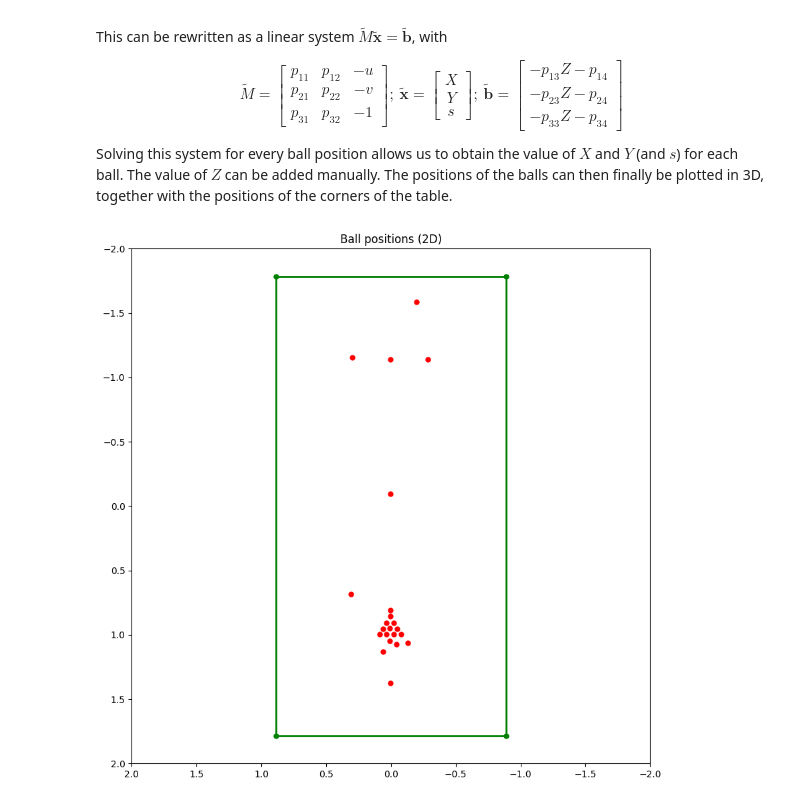
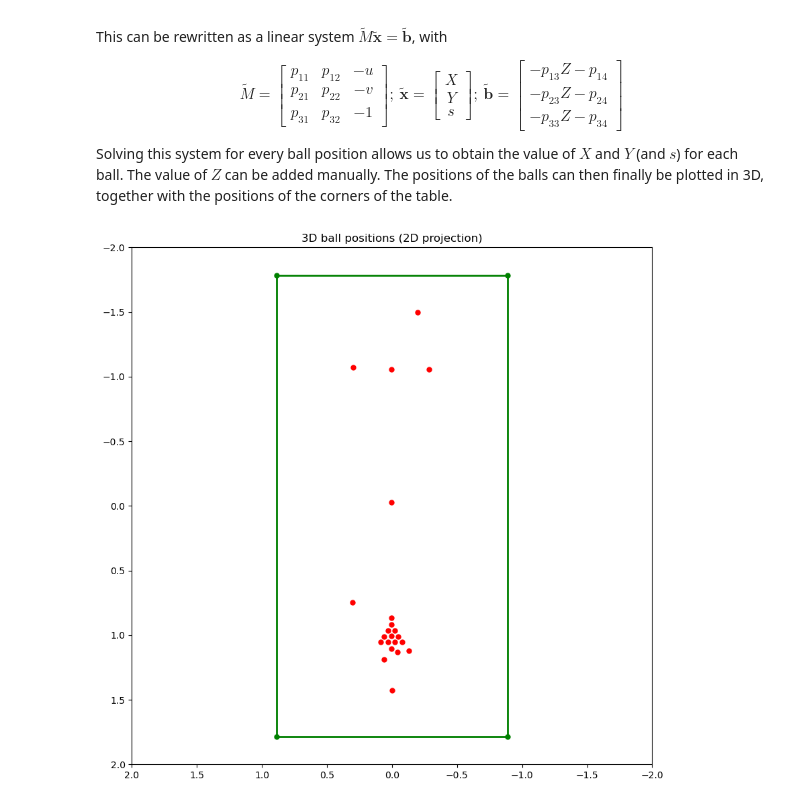
Before and after one commit to SamuelCorecco/Computer_Vision_Project, a Jupyter notebook: Task2.ipynb, the cells around one changed output. Cells and saved outputs as stored; diff of their text form; code cells hidden in the pictures.

```diff
--- a/Task2.ipynb
+++ b/Task2.ipynb
@@ -967,12 +960,16 @@ Camera Position: [ 4.90218213e-04 -5.91468648e+00  2.22740298e+00]
 # Filter for white pixels
 We're now interested in finding the ball positions on the image. In order to do so, a black and white mapping is performed on the image based on the grayscale intensity of each pixel (i.e. the average of color intensities at each pixel). Then, by using the points found in the area calculation, all pixels outside the table area are set to 0. This leaves one stray white pixel in the top left corner of the table, which is set to 0 manually. After that, all clusters of white pixels correspond to a ball or to the white highlight on top of one.
 # %%
-image_grayscale = np.average(image, axis=2)
-image_grayscale = np.where(image_grayscale > 170, 255, 0)
-temp = np.zeros(image_grayscale.shape)
-cv2.fillPoly(temp, np.array([new_angle_pts], dtype=np.int32), 1)
-image_grayscale = np.where(temp > 0, image_grayscale, 0)
-image_grayscale[56,376] = 0
+def filter_image_white(image):
+    image_grayscale = np.average(image, axis=2)
+    image_grayscale = np.where(image_grayscale > 170, 255, 0)
+    temp = np.zeros(image_grayscale.shape)
+    cv2.fillPoly(temp, np.array([new_angle_pts], dtype=np.int32), 1)
+    image_grayscale = np.where(temp > 0, image_grayscale, 0)
+    image_grayscale[56,376] = 0
+    return image_grayscale
+
+image_grayscale = filter_image_white(image)
 plt.imshow(image_grayscale, cmap='gray')
 plt.title('Filtered image')
 plt.show()
@@ -1092,48 +1092,49 @@ s
 
 Solving this system for every ball position allows us to obtain the value of $X$ and $Y$ (and $s$) for each ball. The value of $Z$ can be added manually. The positions of the balls can then finally be plotted in 3D, together with the positions of the corners of the table.
 # %%
-Z_COORD = BALL_RADIUS
+def find_3D_balls(centroids, M_camera, Z_COORD):
+    split = np.split(M_camera, 2, axis=1)
+    MAT = split[0]
+    arr = split[1]
+    arr[:,0] = Z_COORD*arr[:,0]
+    arr = np.sum(arr, axis=1)
+    MAT = np.concatenate((MAT, np.array([[-1],[-1],[-1]])), axis=1)
+    centroids_3D = np.zeros((len(centroids),3))
+    for i, ball in enumerate(centroids):
+        ball = np.concatenate((ball, np.array([1])))
+        MAT[:,2] = ball*MAT[:,2]
+        coord = np.linalg.solve(MAT, arr)
+        coord[2] = Z_COORD
+        centroids_3D[i] = coord
+        MAT[:,2] = np.array([-1,-1,-1])
+    return centroids_3D
 
-split = np.split(M_camera, 2, axis=1)
-MAT = split[0]
-arr = split[1]
-arr[:,0] = Z_COORD*arr[:,0]
-arr = np.sum(arr, axis=1)
-MAT = np.concatenate((MAT, np.array([[-1],[-1],[-1]])), axis=1)
-centroids_3D = np.zeros((len(centroids),3))
-for i, ball in enumerate(centroids):
-    ball = np.concatenate((ball, np.array([1])))
-    MAT[:,2] = ball*MAT[:,2]
-    coord = np.linalg.solve(MAT, arr)
-    coord[2] = Z_COORD
-    centroids_3D[i] = coord
-    MAT[:,2] = np.array([-1,-1,-1])
+def plot_3D_balls(centroids_3D):
+    A_2 = (0,3.569,0)
+    B_2 = (0,0,0)
+    C_2 = (1.778,0,0)
+    D_2 = (1.778, 3.569,0)
+    angles = np.float32([A_2,B_2,C_2,D_2])
+    angles[:, 0] -= 1.778/2
+    angles[:, 1] -= 3.569/2
 
-A_2 = (0,3.569,0)
-B_2 = (0,0,0)
-C_2 = (1.778,0,0)
-D_2 = (1.778, 3.569,0)
-angles = np.float32([A_2,B_2,C_2,D_2])
-angles[:, 0] -= 1.778/2
-angles[:, 1] -= 3.569/2
+    fig = plt.figure(figsize=(10, 10))
+    ax = fig.add_subplot(111)
+    ax.add_patch(plt.Polygon(angles[:, :2], closed=True, fill=None, edgecolor='g', linewidth=2))
+    # Plot dei centroidi (se hai questi dati) solo con le coordinate x e y
+    for i, point in enumerate(centroids_3D):
+        ax.scatter(point[0], point[1], s=25, c='r', marker='o')
+    # Plot degli angoli solo con le coordinate x e y
+    for i, point in enumerate(angles):
+        ax.scatter(point[0], point[1], s=25, c='g', marker='o')
+    # Impostazione dei limiti degli assi x e y
+    ax.set_xlim([2, -2])
+    ax.set_ylim([2, -2])
+    # Titolo del grafico
+    plt.title('3D ball positions (2D projection)')
+    plt.show()
 
-fig = plt.figure(figsize=(10, 10))
-ax = fig.add_subplot(111)
-ax.add_patch(plt.Polygon(angles[:, :2], closed=True, fill=None, edgecolor='g', linewidth=2))
-# Plot dei centroidi (se hai questi dati) solo con le coordinate x e y
-for i, point in enumerate(centroids_3D):
-    ax.scatter(point[0], point[1], s=25, c='r', marker='o')
-
-# Plot degli angoli solo con le coordinate x e y
-for i, point in enumerate(angles):
-    ax.scatter(point[0], point[1], s=25, c='g', marker='o')
-
-# Impostazione dei limiti degli assi x e y
-ax.set_xlim([2, -2])
-ax.set_ylim([2, -2])
-
-# Titolo del grafico
-plt.title('Ball positions (2D)')
-plt.show()
+centroids_3D = find_3D_balls(centroids, M_camera, TABLE_HEIGHT+BALL_RADIUS)
+plot_3D_balls(centroids_3D)
 # %% [output]
-[figure, old version]
+[figure, new version]
```
Also changed, not shown: parts of 14 cells of this notebook.
